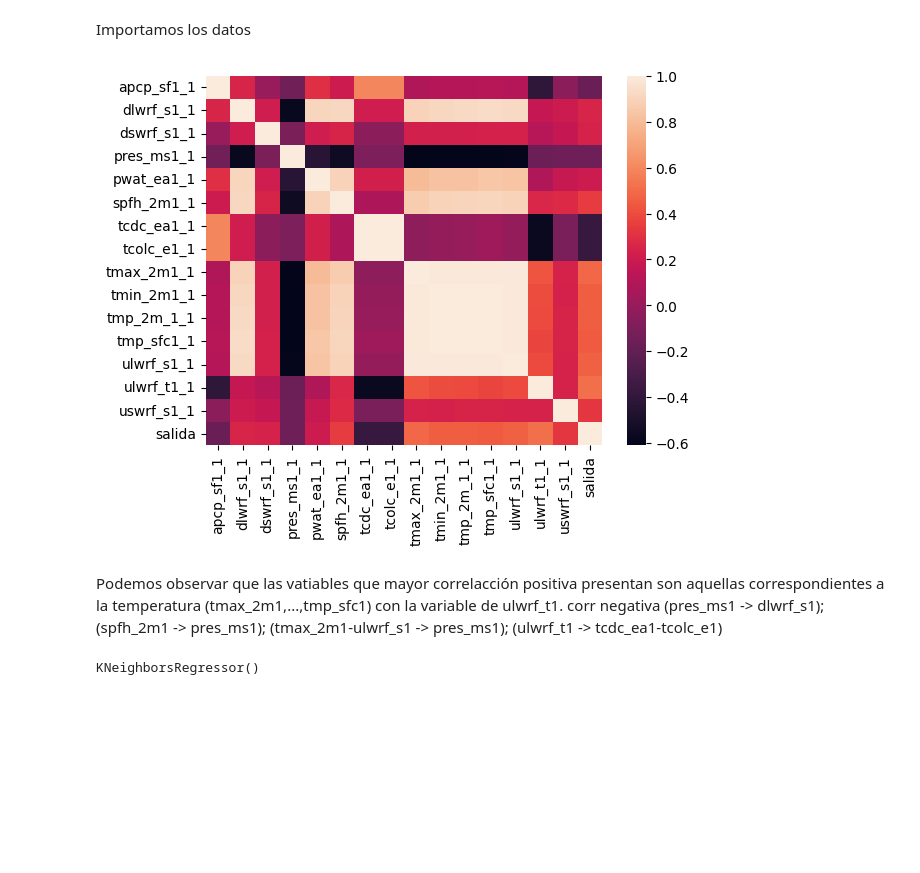
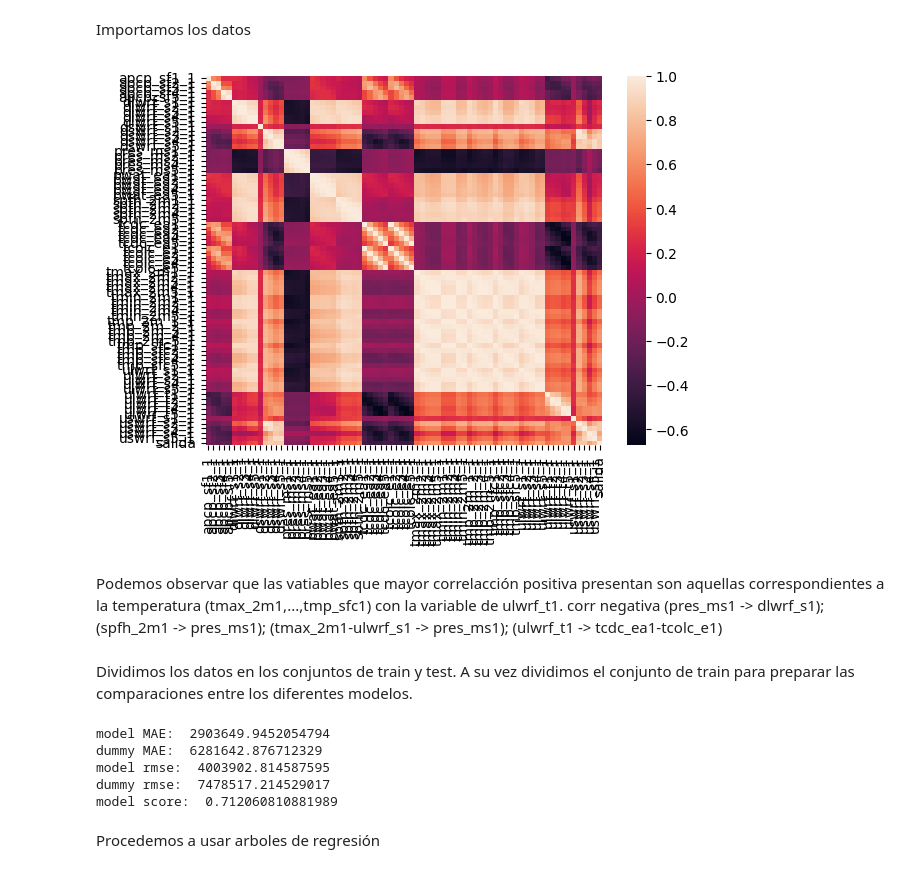
Before and after one commit to valentinacjim/PREDICCION-DE-LA-PRODUCCION-DE-ENERGIA-SOLAR, a Jupyter notebook: part1.ipynb, the cells around one changed output. Cells and saved outputs as stored; diff of their text form; code cells hidden in the pictures; blank space fills up the shorter version.

Commit message:
primeros modelos

```diff
--- a/part1.ipynb
+++ b/part1.ipynb
@@ -10,21 +10,23 @@ Importamos los datos
 # %%
 
 disp_df = pd.read_csv("datos/disp_st2ns1.txt.bz2",
     compression="bz2",
     index_col=0)
 for field in disp_df:
 
     if field[-3] != "i" and int(field[-3]) != 1:
-        disp_df.drop(field, axis=1, inplace=True)
-
+        #disp_df.drop(field, axis=1, inplace=True)
+        ...
 #make a correlation matrix of the dataframe and show it
 corr = disp_df.corr()
 sns.heatmap(corr, xticklabels=corr.columns, yticklabels=corr.columns)
 plt.show()
 # %% [output]
-[figure, old version]
+[figure, new version]
 # %% [markdown]
 Podemos observar que las vatiables que mayor correlacción positiva presentan son aquellas correspondientes a la temperatura (tmax_2m1,...,tmp_sfc1) con la variable de ulwrf_t1.
 corr negativa (pres_ms1 -> dlwrf_s1); (spfh_2m1 -> pres_ms1); (tmax_2m1-ulwrf_s1 -> pres_ms1); (ulwrf_t1 -> tcdc_ea1-tcolc_e1)
+# %% [markdown]
+Dividimos los datos en los conjuntos de train y test. A su vez dividimos el conjunto de train para preparar las comparaciones entre los diferentes modelos.
 # %%
 train = disp_df.iloc[:10*365]
@@ -33,8 +37,43 @@ test_global = disp_df.iloc[10*365:]
 # %%
-train_x = train.iloc[:, :15]
-train_y = train.iloc[:, 15]
+
+
 from sklearn.neighbors import KNeighborsRegressor
+from sklearn.metrics import mean_absolute_error
+from sklearn.metrics import mean_squared_error
 reg = KNeighborsRegressor()
 reg.fit(train_x,train_y)
+
+X_train_validation = test_global.iloc[:, :75]
+Y_train_validation = test_global.iloc[:, 75]
+
+reg_pred = reg.predict(X_train_validation)
+
+#create a dummy regressor using the median to compare
+from sklearn.dummy import DummyRegressor
+
+dummy = DummyRegressor(strategy="median")
+dummy.fit(train_x, train_y)
+dummy_pred = dummy.predict(X_train_validation)
+dummy_mae = mean_absolute_error(Y_train_validation, dummy_pred)
+
+
+#compute Mean absolute error
+MAE = mean_absolute_error(Y_train_validation, reg_pred)
+print("model MAE: ",MAE)
+print("dummy MAE: ",dummy_mae)
+
+RMSE = np.sqrt(mean_squared_error(Y_train_validation, reg_pred))
+print("model rmse: ",RMSE)
+#dummy RMSE
+dummy_rmse = np.sqrt(mean_squared_error(Y_train_validation,dummy_pred))
+print("dummy rmse: ", dummy_rmse)
+
+print("model score: ", reg.score(X_train_validation, Y_train_validation))
 # %% [output]
-KNeighborsRegressor()
+model MAE:  2903649.9452054794
+dummy MAE:  6281642.876712329
+model rmse:  4003902.814587595
+dummy rmse:  7478517.214529017
+model score:  0.712060810881989
+# %% [markdown]
+Procedemos a usar arboles de regresión
```
Also changed, not shown: parts of 4 cells of this notebook.
